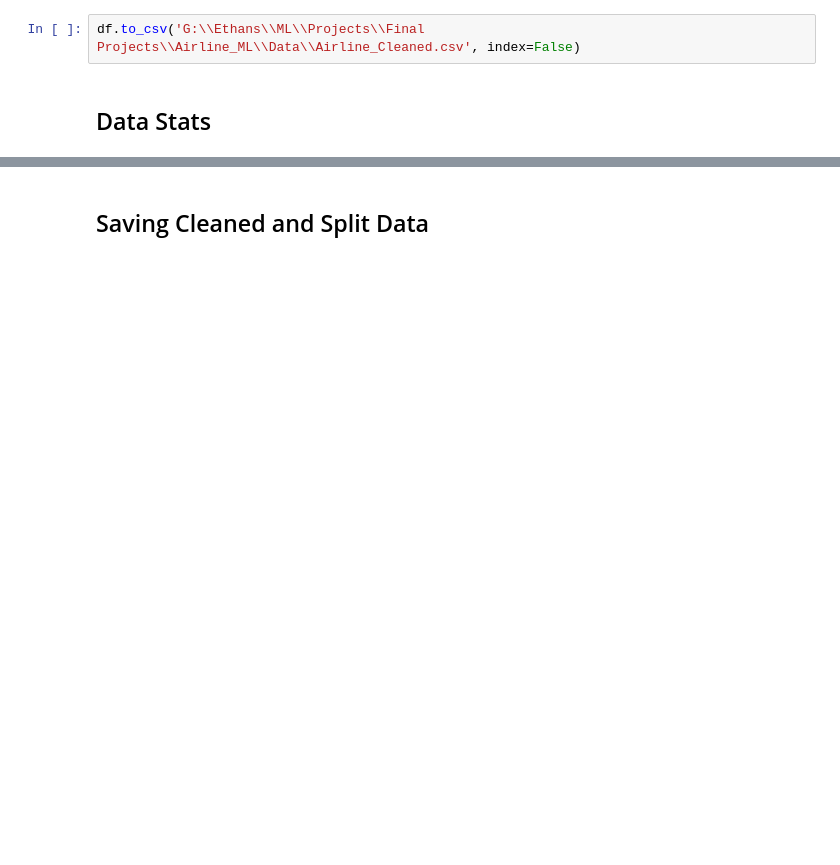
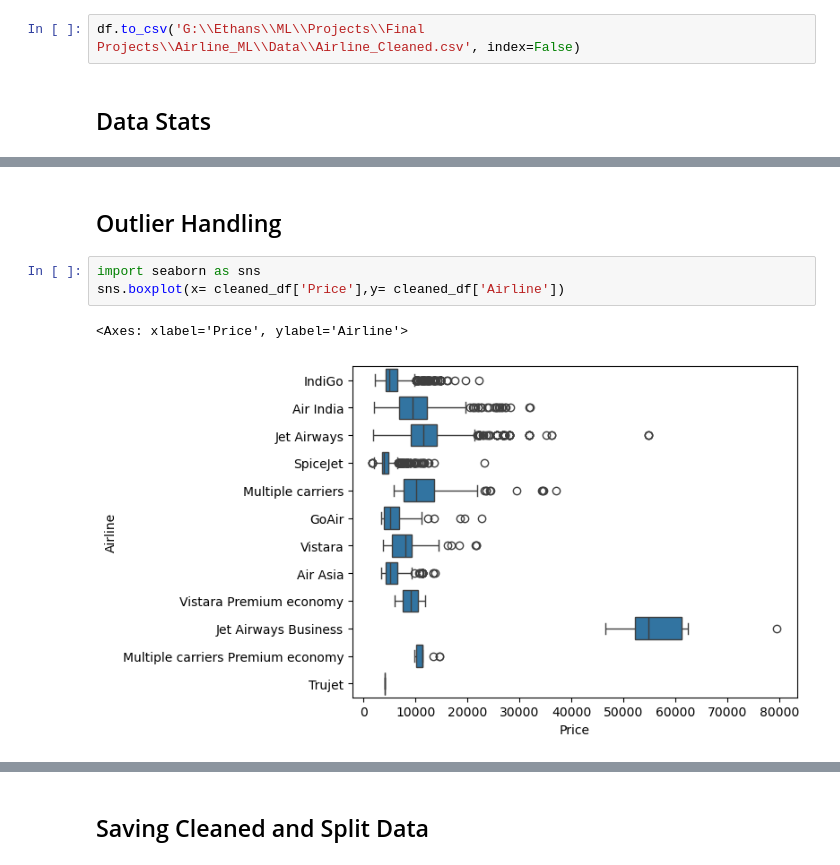
Before and after one commit to omkarbhat1995/Airline_ML, a Jupyter notebook: Jup_folder/01_Data_Cleaning.ipynb, the cells around one changed output, grey strips where cells are left out. Drawn from its saved outputs; the diff is of its cells as text; blank space fills up the shorter version.

Commit message:
Updating with outlier removal

```diff
--- a/Jup_folder/01_Data_Cleaning.ipynb
+++ b/Jup_folder/01_Data_Cleaning.ipynb
@@ -332,2 +314,10 @@ Data columns (total 16 columns):
 dtypes: float64(1), int64(12), object(3)
 memory usage: 1.3+ MB
+# %% [markdown]
+## Outlier Handling
+# %%
+import seaborn as sns
+sns.boxplot(x= cleaned_df['Price'],y= cleaned_df['Airline'])
+# %% [output]
+<Axes: xlabel='Price', ylabel='Airline'>
+[figure, added]
```
Also changed, not shown: parts of 8 cells of this notebook, 2 other files.
